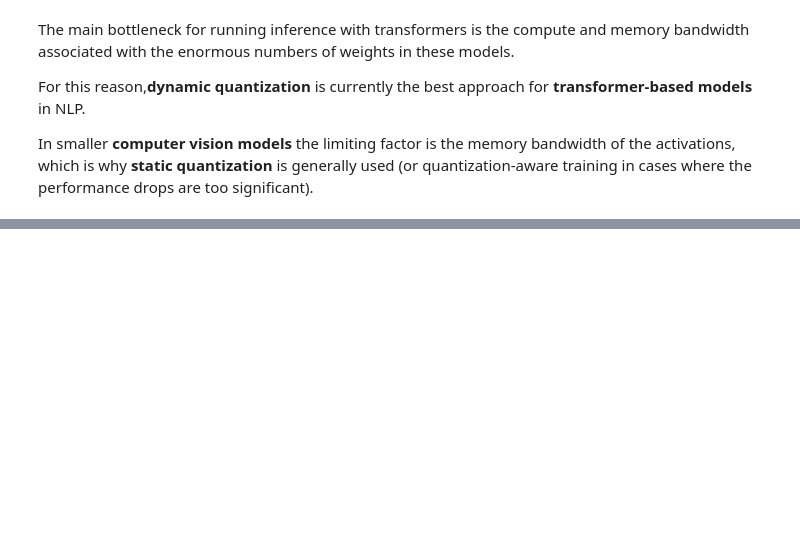
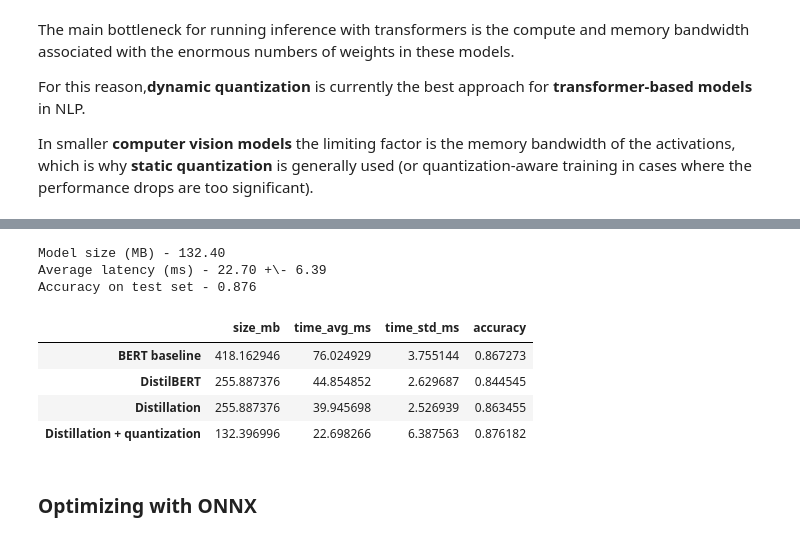
Before and after one commit to Gooogr/Book_nlp_with_transformers, a Jupyter notebook: ch8_optimization_for_production.ipynb, the cells around one changed output, grey strips where cells are left out. Saved outputs shown, nothing was run; the diff lists cells and outputs as text; code cells hidden in the pictures; blank space fills up the shorter version.

```diff
--- a/ch8_optimization_for_production.ipynb
+++ b/ch8_optimization_for_production.ipynb
@@ -509,0 +480,7 @@ distil_trainer.train();
+# %%
+distilled_ckpt = "distilbert-base-uncased-distilled-clinc"
+pipe = pipeline("text-classification", model=distilled_ckpt)
+optim_type = "Distillation"
+pb = PerformanceBenchmark(pipe, clinc["test"], optim_type=optim_type)
+# %%
+perf_metrics.update(pb.run_benchmark())
@@ -526,0 +519,7 @@ are too significant).
+# %%
+model_ckpt = "distilbert-base-uncased-distilled-clinc"
+tokenizer = AutoTokenizer.from_pretrained(model_ckpt)
+model = (AutoModelForSequenceClassification
+         .from_pretrained(model_ckpt).to("cpu"))
+
+model_quantized = quantize_dynamic(model, {nn.Linear}, dtype=torch.qint8)
@@ -526,0 +534,19 @@ are too significant).
+# %%
+pipe = pipeline("text-classification", model=model_quantized, tokenizer=tokenizer)
+optim_type = "Distillation + quantization"
+pb = PerformanceBenchmark(pipe, clinc["test"], optim_type=optim_type)
+perf_metrics.update(pb.run_benchmark())
+# %% [output]
+Model size (MB) - 132.40
+Average latency (ms) - 22.70 +\- 6.39
+Accuracy on test set - 0.876
+# %%
+pd.DataFrame.from_dict(perf_metrics, orient='index')
+# %% [output]
+|  | size_mb | time_avg_ms | time_std_ms | accuracy |
+| BERT baseline | 418.162946 | 76.024929 | 3.755144 | 0.867273 |
+| DistilBERT | 255.887376 | 44.854852 | 2.629687 | 0.844545 |
+| Distillation | 255.887376 | 39.945698 | 2.526939 | 0.863455 |
+| Distillation + quantization | 132.396996 | 22.698266 | 6.387563 | 0.876182 |
+# %% [markdown]
+### Optimizing with ONNX
```
Also changed, not shown: parts of 20 cells of this notebook.
